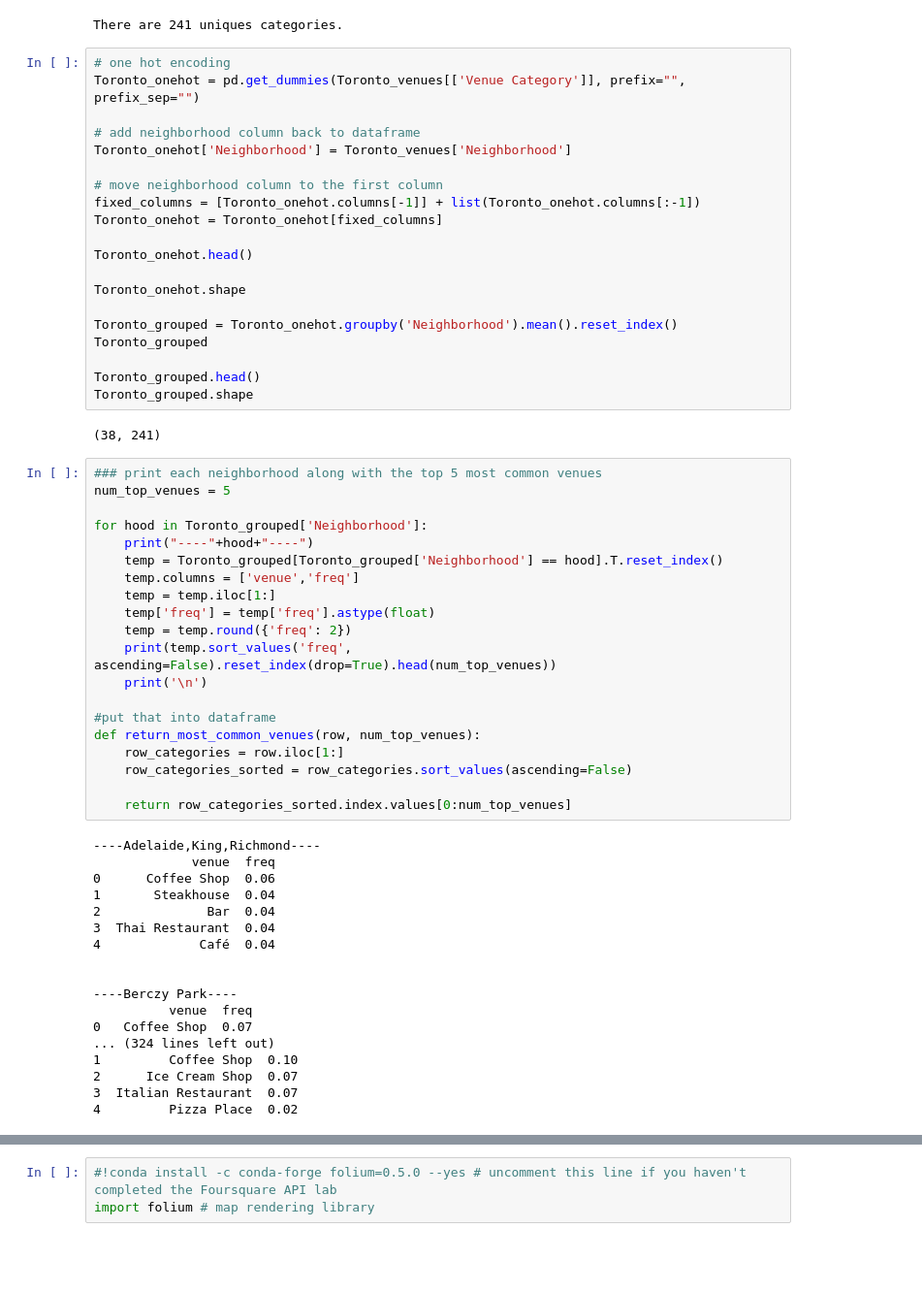
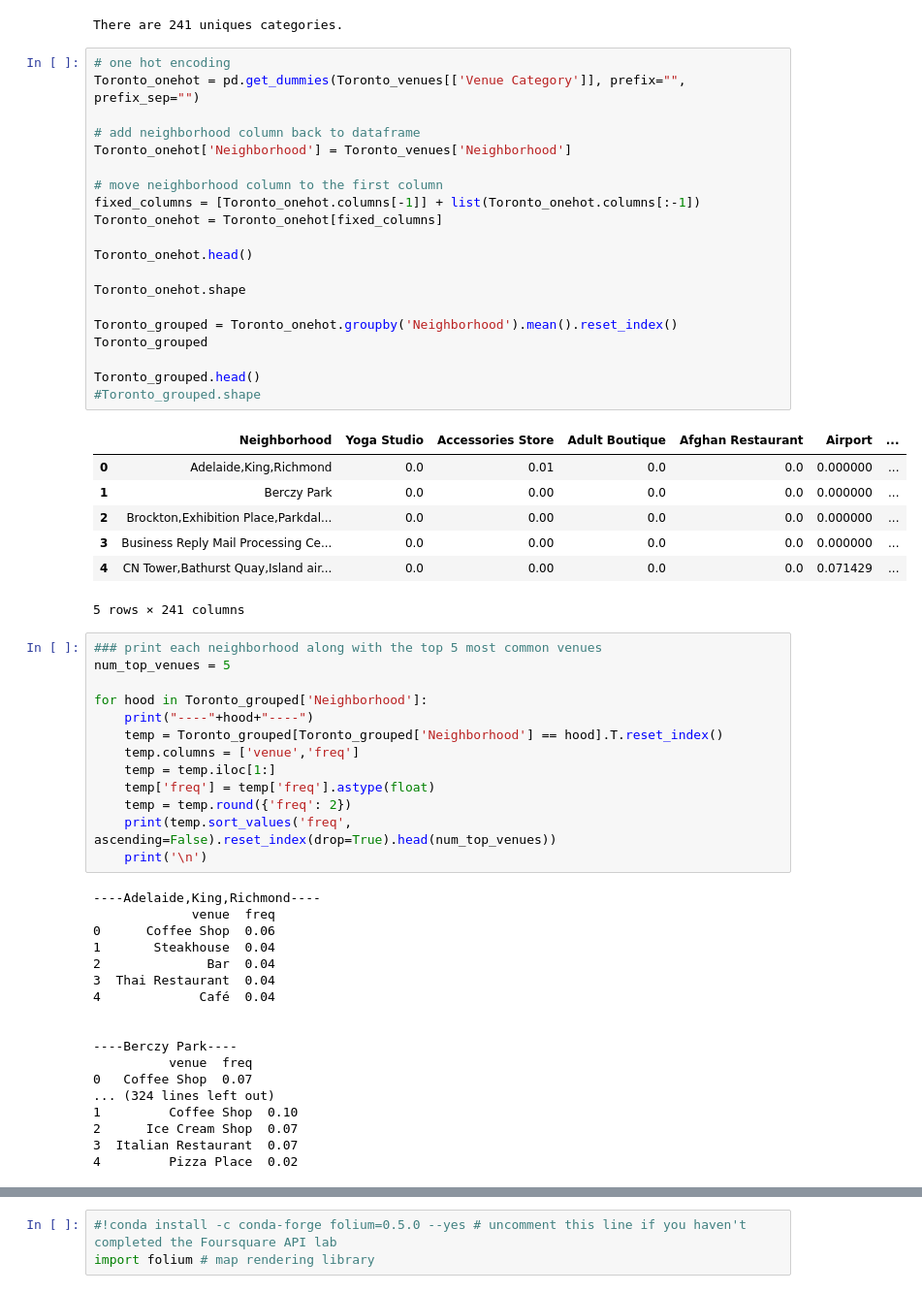
Before and after one commit to xjliting/Coursera-capstone-project, a Jupyter notebook: Capstone project notebook 4.ipynb, the cells around one changed output, grey strips where cells are left out. Shown at 97% size. Saved outputs shown, nothing was run; the diff lists cells and outputs as text; blank space fills up the shorter version.

```diff
--- a/Capstone project notebook 4.ipynb
+++ b/Capstone project notebook 4.ipynb
@@ -230,25 +225,31 @@ There are 241 uniques categories.
 # %%
 # one hot encoding
 Toronto_onehot = pd.get_dummies(Toronto_venues[['Venue Category']], prefix="", prefix_sep="")
 
 # add neighborhood column back to dataframe
 Toronto_onehot['Neighborhood'] = Toronto_venues['Neighborhood']
 
 # move neighborhood column to the first column
 fixed_columns = [Toronto_onehot.columns[-1]] + list(Toronto_onehot.columns[:-1])
 Toronto_onehot = Toronto_onehot[fixed_columns]
 
 Toronto_onehot.head()
 
 Toronto_onehot.shape
 
 Toronto_grouped = Toronto_onehot.groupby('Neighborhood').mean().reset_index()
 Toronto_grouped
 
 Toronto_grouped.head()
-Toronto_grouped.shape
+#Toronto_grouped.shape
 # %% [output]
+|  | Neighborhood | Yoga Studio | Accessories Store | Adult Boutique | Afghan Restaurant | Airport | ... |
+| 0 | Adelaide,King,Richmond | 0.0 | 0.01 | 0.0 | 0.0 | 0.000000 | ... |
+| 1 | Berczy Park | 0.0 | 0.00 | 0.0 | 0.0 | 0.000000 | ... |
+| 2 | Brockton,Exhibition Place,Parkdal... | 0.0 | 0.00 | 0.0 | 0.0 | 0.000000 | ... |
+| 3 | Business Reply Mail Processing Ce... | 0.0 | 0.00 | 0.0 | 0.0 | 0.000000 | ... |
+| 4 | CN Tower,Bathurst Quay,Island air... | 0.0 | 0.00 | 0.0 | 0.0 | 0.071429 | ... |
-(38, 241)
+5 rows × 241 columns
 # %%
 ### print each neighborhood along with the top 5 most common venues
 num_top_venues = 5
@@ -262,13 +263,6 @@ for hood in Toronto_grouped['Neighborhood']:
     temp = temp.round({'freq': 2})
     print(temp.sort_values('freq', ascending=False).reset_index(drop=True).head(num_top_venues))
     print('\n')
-
-#put that into dataframe
-def return_most_common_venues(row, num_top_venues):
-    row_categories = row.iloc[1:]
-    row_categories_sorted = row_categories.sort_values(ascending=False)
-
-    return row_categories_sorted.index.values[0:num_top_venues]
 # %% [output]
 ----Adelaide,King,Richmond----
              venue  freq
```
Also changed, not shown: parts of 4 cells of this notebook.
